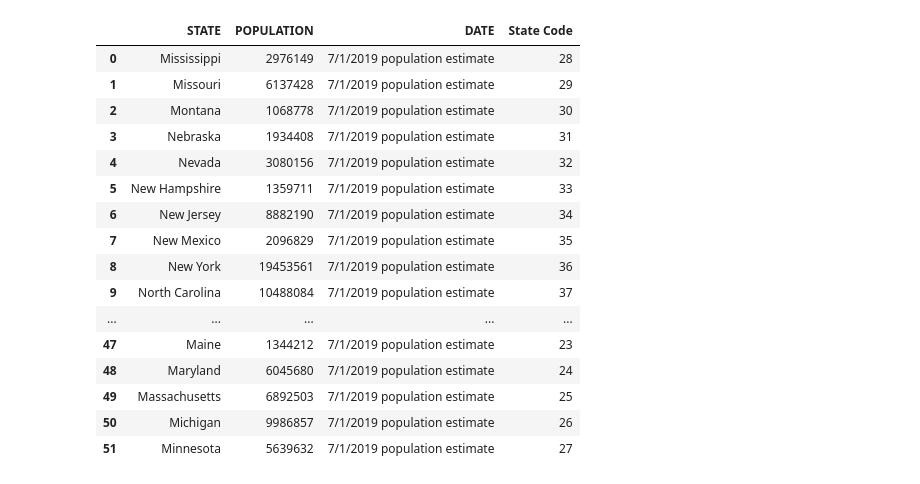
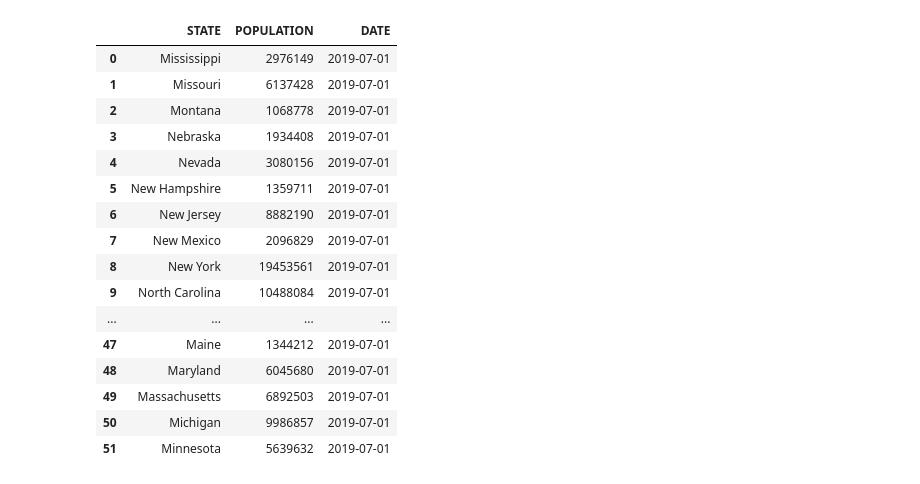
Before and after one commit to sdinespierce/etl_project, a Jupyter notebook: Census/state_population.ipynb, the cells around one changed output. Cells and saved outputs as stored; diff of their text form; code cells hidden in the pictures.

Commit message:
Census county, state string split, date conveted to datetime object

```diff
--- a/Census/state_population.ipynb
+++ b/Census/state_population.ipynb
@@ -19,27 +20,37 @@ response_json = response.json()
 # %%
 #Create and rename Dataframe
 census_2019_state = pd.DataFrame(response.json()[1:], columns=response.json()[0]).rename(columns=
 {"NAME":"STATE", "POP":"POPULATION","DATE_DESC":"DATE","state":"State Code"})
 census_2019_state["POPULATION"].astype(int)
+
+#string split
+census_2019_state[['DATE', 'Trash']] = census_2019_state['DATE'].str.split(' ', 1, expand=True)
+
+#convert Date to a datetime object
+census_2019_state['DATE'] = pd.to_datetime(census_2019_state['DATE'])
+
+#reduced dataframe
+census_2019_state = census_2019_state[["STATE","POPULATION","DATE"]]
+
 census_2019_state
 # %% [output]
-|  | STATE | POPULATION | DATE | State Code |
-| 0 | Mississippi | 2976149 | 7/1/2019 population estimate | 28 |
-| 1 | Missouri | 6137428 | 7/1/2019 population estimate | 29 |
-| 2 | Montana | 1068778 | 7/1/2019 population estimate | 30 |
-| 3 | Nebraska | 1934408 | 7/1/2019 population estimate | 31 |
-| 4 | Nevada | 3080156 | 7/1/2019 population estimate | 32 |
-| 5 | New Hampshire | 1359711 | 7/1/2019 population estimate | 33 |
-| 6 | New Jersey | 8882190 | 7/1/2019 population estimate | 34 |
-| 7 | New Mexico | 2096829 | 7/1/2019 population estimate | 35 |
-| 8 | New York | 19453561 | 7/1/2019 population estimate | 36 |
-| 9 | North Carolina | 10488084 | 7/1/2019 population estimate | 37 |
-| ... | ... | ... | ... | ... |
-| 47 | Maine | 1344212 | 7/1/2019 population estimate | 23 |
-| 48 | Maryland | 6045680 | 7/1/2019 population estimate | 24 |
-| 49 | Massachusetts | 6892503 | 7/1/2019 population estimate | 25 |
-| 50 | Michigan | 9986857 | 7/1/2019 population estimate | 26 |
-| 51 | Minnesota | 5639632 | 7/1/2019 population estimate | 27 |
+|  | STATE | POPULATION | DATE |
+| 0 | Mississippi | 2976149 | 2019-07-01 |
+| 1 | Missouri | 6137428 | 2019-07-01 |
+| 2 | Montana | 1068778 | 2019-07-01 |
+| 3 | Nebraska | 1934408 | 2019-07-01 |
+| 4 | Nevada | 3080156 | 2019-07-01 |
+| 5 | New Hampshire | 1359711 | 2019-07-01 |
+| 6 | New Jersey | 8882190 | 2019-07-01 |
+| 7 | New Mexico | 2096829 | 2019-07-01 |
+| 8 | New York | 19453561 | 2019-07-01 |
+| 9 | North Carolina | 10488084 | 2019-07-01 |
+| ... | ... | ... | ... |
+| 47 | Maine | 1344212 | 2019-07-01 |
+| 48 | Maryland | 6045680 | 2019-07-01 |
+| 49 | Massachusetts | 6892503 | 2019-07-01 |
+| 50 | Michigan | 9986857 | 2019-07-01 |
+| 51 | Minnesota | 5639632 | 2019-07-01 |
 # %%
 # Save as a csv
 # Note to avoid any issues later, use encoding="utf-8"
```
Also changed, not shown: parts of 4 cells of this notebook, 10 other files.
